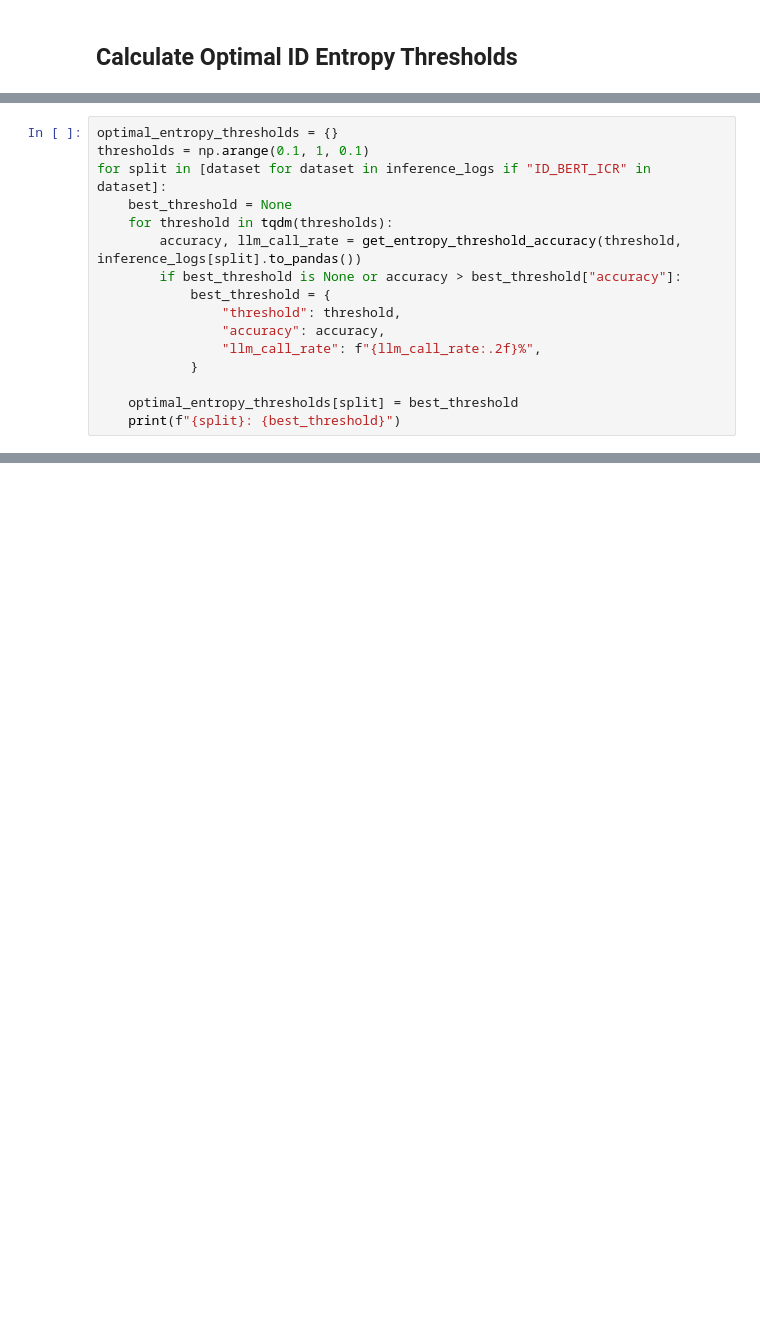
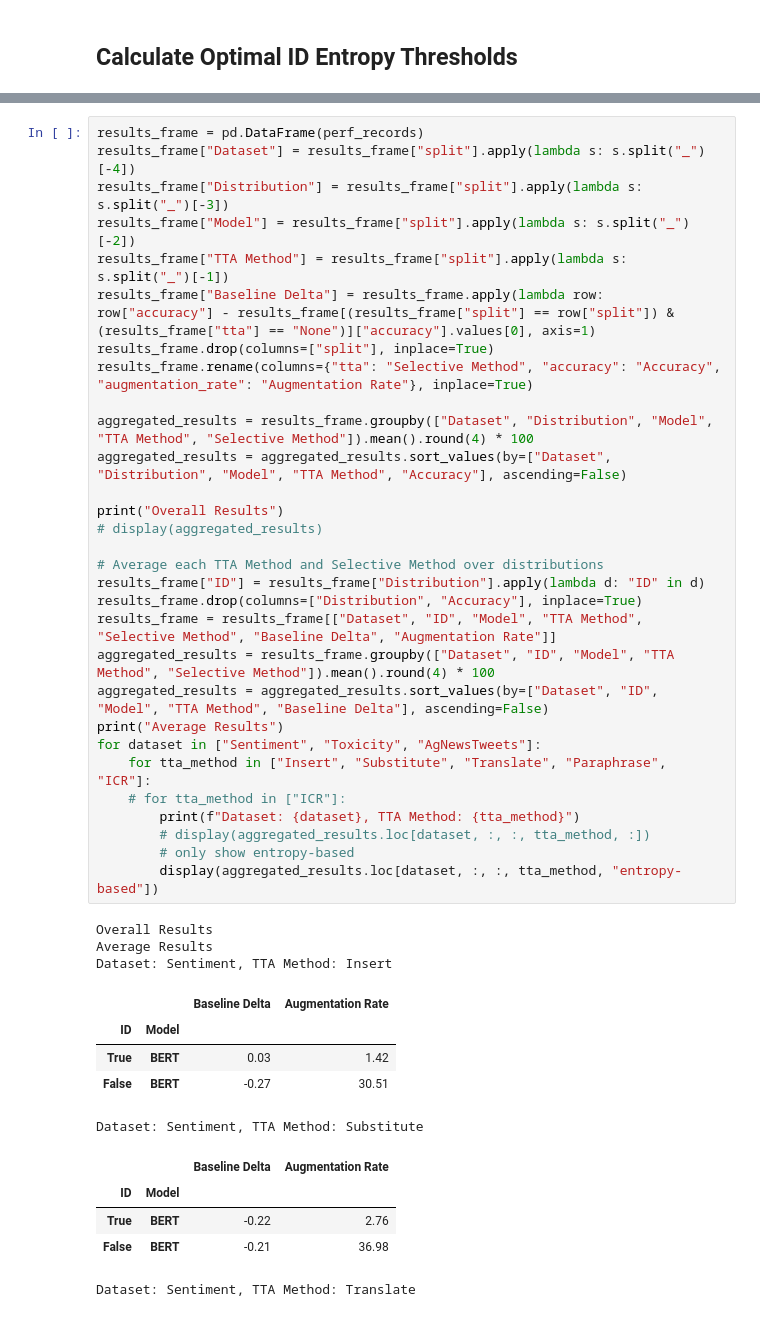
Before and after one commit to Kyle1668/LLM-TTA, a Jupyter notebook: notebooks/method_analysis_paper.ipynb, the cells around one changed output, grey strips where cells are left out. Cells and saved outputs as stored; diff of their text form; blank space fills up the shorter version.

```diff
--- a/notebooks/method_analysis_paper.ipynb
+++ b/notebooks/method_analysis_paper.ipynb
@@ -524,16 +523,0 @@ def get_entropy_threshold_accuracy(threshold, inference_logs_frame):
-# %%
-optimal_entropy_thresholds = {}
-thresholds = np.arange(0.1, 1, 0.1)
-for split in [dataset for dataset in inference_logs if "ID_BERT_ICR" in dataset]:
-    best_threshold = None
-    for threshold in tqdm(thresholds):
-        accuracy, llm_call_rate = get_entropy_threshold_accuracy(threshold, inference_logs[split].to_pandas())
-        if best_threshold is None or accuracy > best_threshold["accuracy"]:
-            best_threshold = {
-                "threshold": threshold,
-                "accuracy": accuracy,
-                "llm_call_rate": f"{llm_call_rate:.2f}%",
-            }
-
-    optimal_entropy_thresholds[split] = best_threshold
-    print(f"{split}: {best_threshold}")
@@ -874,0 +698,44 @@ pd.crosstab(sst5_data["original entropy"], semval_data["outcome"])
+# %%
+results_frame = pd.DataFrame(perf_records)
+results_frame["Dataset"] = results_frame["split"].apply(lambda s: s.split("_")[-4])
+results_frame["Distribution"] = results_frame["split"].apply(lambda s: s.split("_")[-3])
+results_frame["Model"] = results_frame["split"].apply(lambda s: s.split("_")[-2])
+results_frame["TTA Method"] = results_frame["split"].apply(lambda s: s.split("_")[-1])
+results_frame["Baseline Delta"] = results_frame.apply(lambda row: row["accuracy"] - results_frame[(results_frame["split"] == row["split"]) & (results_frame["tta"] == "None")]["accuracy"].values[0], axis=1)
+results_frame.drop(columns=["split"], inplace=True)
+results_frame.rename(columns={"tta": "Selective Method", "accuracy": "Accuracy", "augmentation_rate": "Augmentation Rate"}, inplace=True)
+
+aggregated_results = results_frame.groupby(["Dataset", "Distribution", "Model", "TTA Method", "Selective Method"]).mean().round(4) * 100
+aggregated_results = aggregated_results.sort_values(by=["Dataset", "Distribution", "Model", "TTA Method", "Accuracy"], ascending=False)
+
+print("Overall Results")
+# display(aggregated_results)
+
+# Average each TTA Method and Selective Method over distributions
+results_frame["ID"] = results_frame["Distribution"].apply(lambda d: "ID" in d)
+results_frame.drop(columns=["Distribution", "Accuracy"], inplace=True)
+results_frame = results_frame[["Dataset", "ID", "Model", "TTA Method", "Selective Method", "Baseline Delta", "Augmentation Rate"]]
+aggregated_results = results_frame.groupby(["Dataset", "ID", "Model", "TTA Method", "Selective Method"]).mean().round(4) * 100
+aggregated_results = aggregated_results.sort_values(by=["Dataset", "ID", "Model", "TTA Method", "Baseline Delta"], ascending=False)
+print("Average Results")
+for dataset in ["Sentiment", "Toxicity", "AgNewsTweets"]:
+    for tta_method in ["Insert", "Substitute", "Translate", "Paraphrase", "ICR"]:
+    # for tta_method in ["ICR"]:
+        print(f"Dataset: {dataset}, TTA Method: {tta_method}")
+        # display(aggregated_results.loc[dataset, :, :, tta_method, :])
+        # only show entropy-based
+        display(aggregated_results.loc[dataset, :, :, tta_method, "entropy-based"])
+# %% [output]
+Overall Results
+Average Results
+Dataset: Sentiment, TTA Method: Insert
+|  |  | Baseline Delta | Augmentation Rate |
+| ID | Model |  |  |
+| True | BERT | 0.03 | 1.42 |
+| False | BERT | -0.27 | 30.51 |
+Dataset: Sentiment, TTA Method: Substitute
+|  |  | Baseline Delta | Augmentation Rate |
+| ID | Model |  |  |
+| True | BERT | -0.22 | 2.76 |
+| False | BERT | -0.21 | 36.98 |
+Dataset: Sentiment, TTA Method: Translate
```
Also changed, not shown: parts of 31 cells of this notebook, 1 other file.
